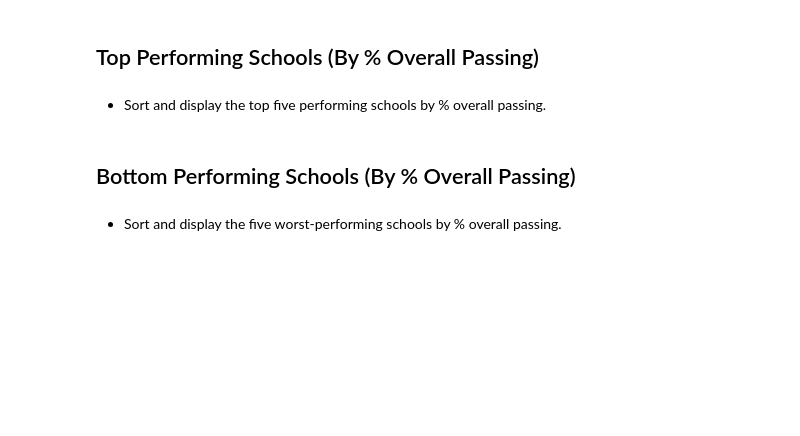
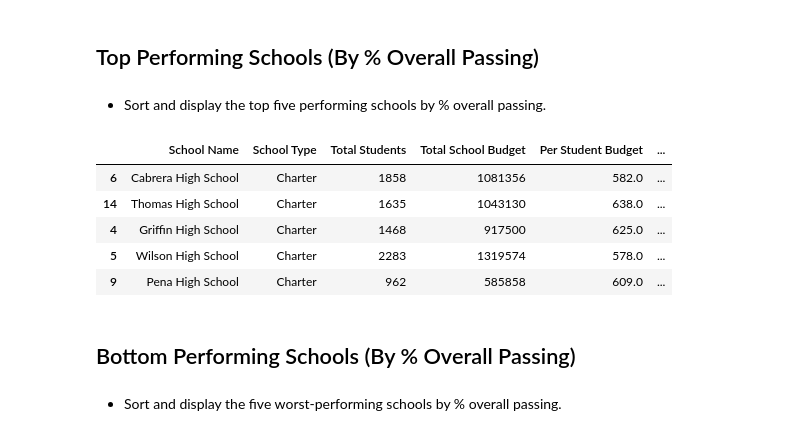
Before and after one commit to JohnTorgerson/pandas-challenge, a Jupyter notebook: PyCitySchools/Py_City_Schools.ipynb, the cells around one changed output. Drawn from its saved outputs; the diff is of its cells as text; code cells hidden in the pictures; blank space fills up the shorter version.

```diff
--- a/PyCitySchools/Py_City_Schools.ipynb
+++ b/PyCitySchools/Py_City_Schools.ipynb
@@ -404,3 +406,15 @@ oPass_df = gr_Sch_df.groupby(["sch_summary.ascend=True
+# %%
+# Create a dataframe sorted by Overall Passing per School
+
+top_df = sch_sum_df.sort_values('% Overall Passing', ascending=False)
+top_df.head(5)
+# %% [output]
+|  | School Name | School Type | Total Students | Total School Budget | Per Student Budget | ... |
+| 6 | Cabrera High School | Charter | 1858 | 1081356 | 582.0 | ... |
+| 14 | Thomas High School | Charter | 1635 | 1043130 | 638.0 | ... |
+| 4 | Griffin High School | Charter | 1468 | 917500 | 625.0 | ... |
+| 5 | Wilson High School | Charter | 2283 | 1319574 | 578.0 | ... |
+| 9 | Pena High School | Charter | 962 | 585858 | 609.0 | ... |
 # %% [markdown]
 ## Bottom Performing Schools (By % Overall Passing)
 # %% [markdown]
```
Also changed, not shown: parts of 18 cells of this notebook.
